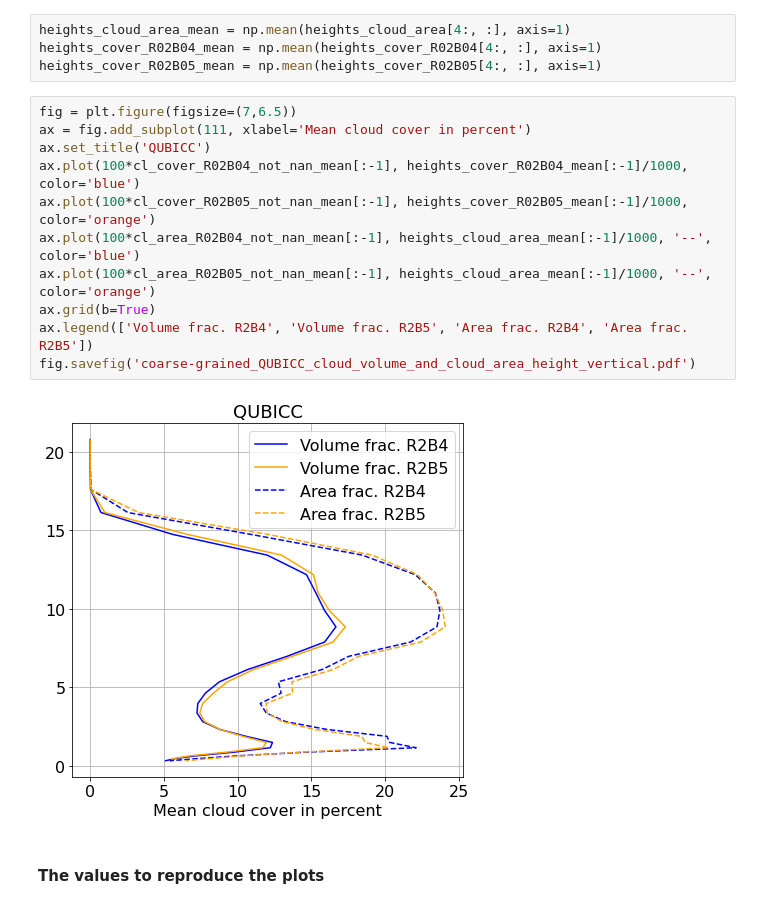
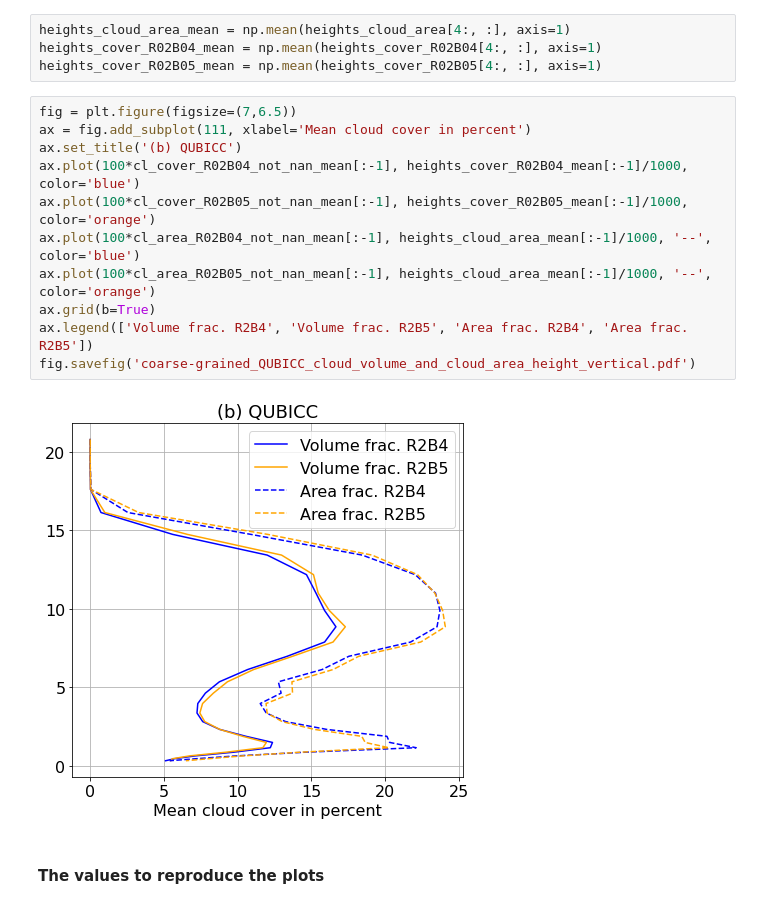
Before and after one commit to EyringMLClimateGroup/grundner22james_icon-ml_cloudcover, a Jupyter notebook: additional_content/cloud_area_fraction/cloud_area_fraction.ipynb, the cells around one changed output. Saved outputs shown, nothing was run; the diff lists cells and outputs as text.

```diff
--- a/additional_content/cloud_area_fraction/cloud_area_fraction.ipynb
+++ b/additional_content/cloud_area_fraction/cloud_area_fraction.ipynb
@@ -156,16 +156,16 @@ heights_cover_R02B05_mean = np.mean(heights_cover_R02B05[4:, :], axis=1)
 # %%
 fig = plt.figure(figsize=(7,6.5))
 ax = fig.add_subplot(111, xlabel='Mean cloud cover in percent')
-ax.set_title('QUBICC')
+ax.set_title('(b) QUBICC')
 ax.plot(100*cl_cover_R02B04_not_nan_mean[:-1], heights_cover_R02B04_mean[:-1]/1000, color='blue')
 ax.plot(100*cl_cover_R02B05_not_nan_mean[:-1], heights_cover_R02B05_mean[:-1]/1000, color='orange')
 ax.plot(100*cl_area_R02B04_not_nan_mean[:-1], heights_cloud_area_mean[:-1]/1000, '--', color='blue')
 ax.plot(100*cl_area_R02B05_not_nan_mean[:-1], heights_cloud_area_mean[:-1]/1000, '--', color='orange')
 ax.grid(b=True)
 ax.legend(['Volume frac. R2B4', 'Volume frac. R2B5', 'Area frac. R2B4', 'Area frac. R2B5'])
 fig.savefig('coarse-grained_QUBICC_cloud_volume_and_cloud_area_height_vertical.pdf')
 # %% [output]
-[figure, old version]
+[figure, new version]
 # %% [markdown]
 #### The values to reproduce the plots
 # %%
```
Also changed, not shown: 20 other files.
